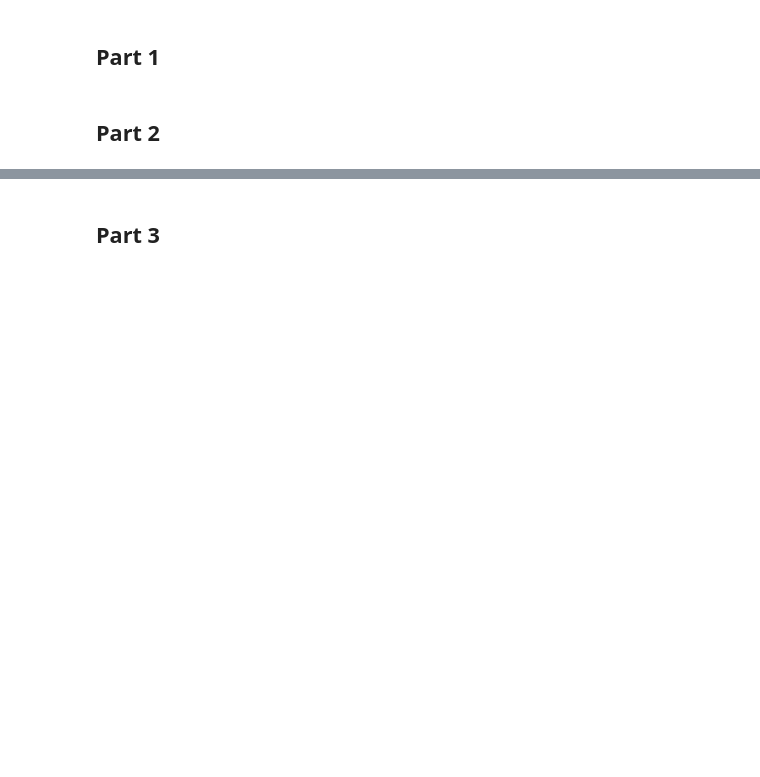
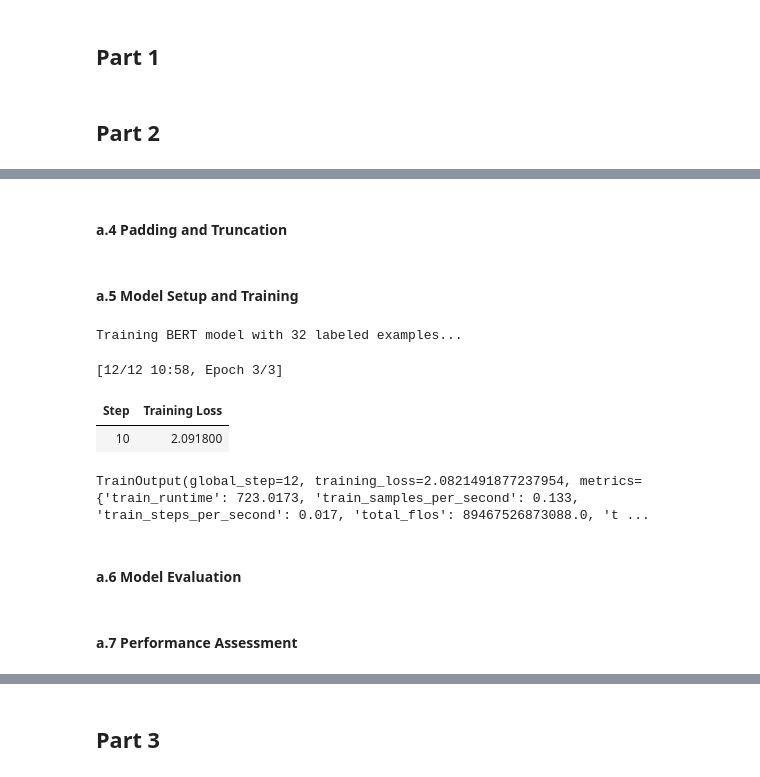
Before and after one commit to m9o8/anlp_final_project, a Jupyter notebook: code/task2.ipynb, the cells around one changed output, grey strips where cells are left out. Saved outputs shown, nothing was run; the diff lists cells and outputs as text; code cells hidden in the pictures; blank space fills up the shorter version.

Commit message:
Added: - Solution for 2 a+b - Enviorment setup for running the code

```diff
--- a/code/task2.ipynb
+++ b/code/task2.ipynb
@@ -71,0 +165,2 @@ df_train32 = df_train.sample(frac=0.32, random_state=RANDOM_SEED)
+# %% [markdown]
+#### a.4 Padding and Truncation
@@ -71,0 +190,54 @@ df_train32 = df_train.sample(frac=0.32, random_state=RANDOM_SEED)
+# %% [markdown]
+#### a.5 Model Setup and Training
+# %%
+# Load model for sequence classification
+model = AutoModelForSequenceClassification.from_pretrained(
+    "anferico/bert-for-patents",
+    num_labels=len(LABELS.items()),  # 9 patent classes
+)
+
+# Set up training arguments
+training_args = TrainingArguments(
+    output_dir="./results_32_samples",
+    num_train_epochs=3,
+    per_device_train_batch_size=8,
+    per_device_eval_batch_size=8,
+    warmup_steps=10,
+    weight_decay=0.01,
+    logging_dir="./logs",
+    logging_steps=10,
+    save_steps=500,
+    eval_strategy="no",  # No validation set for this small training
+    seed=RANDOM_SEED,
+    report_to=[],  # Disable all logging
+)
+# %%
+# Define metrics function
+def compute_metrics(eval_pred):
+    predictions, labels = eval_pred
+    predictions = np.argmax(predictions, axis=1)
+    precision, recall, f1, _ = precision_recall_fscore_support(
+        labels, predictions, average="weighted"
+    )
+    acc = accuracy_score(labels, predictions)
+    return {"accuracy": acc, "f1": f1, "precision": precision, "recall": recall}
+# %%
+# Initialize trainer
+trainer = Trainer(
+    model=model,
+    args=training_args,
+    train_dataset=train_dataset,
+    compute_metrics=compute_metrics,
+)
+
+# Train the model
+print("Training BERT model with 32 labeled examples...")
+trainer.train()
+# %% [output]
+Training BERT model with 32 labeled examples...
+[12/12 10:58, Epoch 3/3]
+| Step | Training Loss |
+| 10 | 2.091800 |
+TrainOutput(global_step=12, training_loss=2.0821491877237954, metrics={'train_runtime': 723.0173, 'train_samples_per_second': 0.133, 'train_steps_per_second': 0.017, 'total_flos': 89467526873088.0, 't ...
+# %% [markdown]
+#### a.6 Model Evaluation
@@ -71,0 +263,2 @@ df_train32 = df_train.sample(frac=0.32, random_state=RANDOM_SEED)
+# %% [markdown]
+#### a.7 Performance Assessment
```
Also changed, not shown: parts of 36 cells of this notebook, 4 other files.
